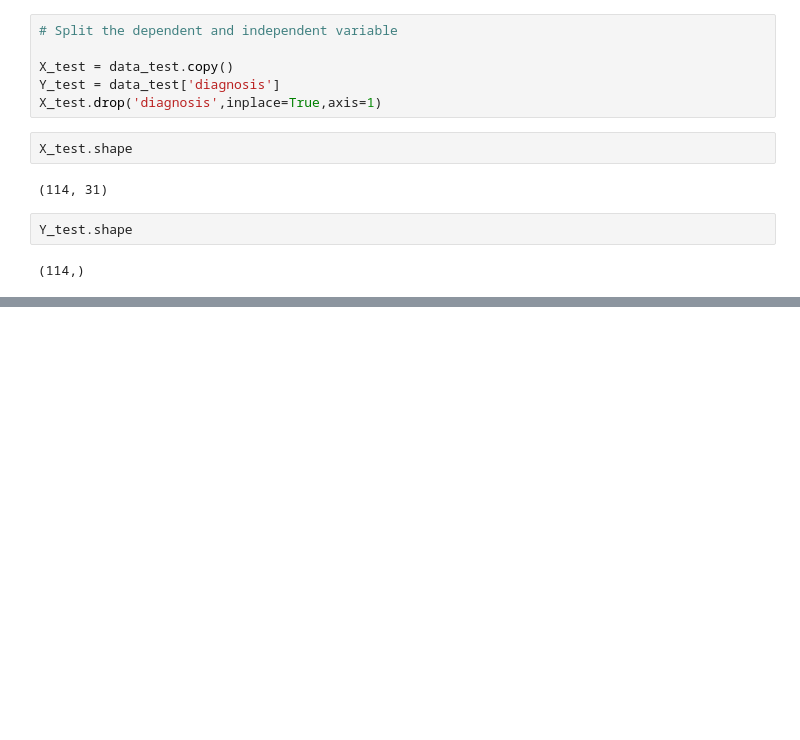
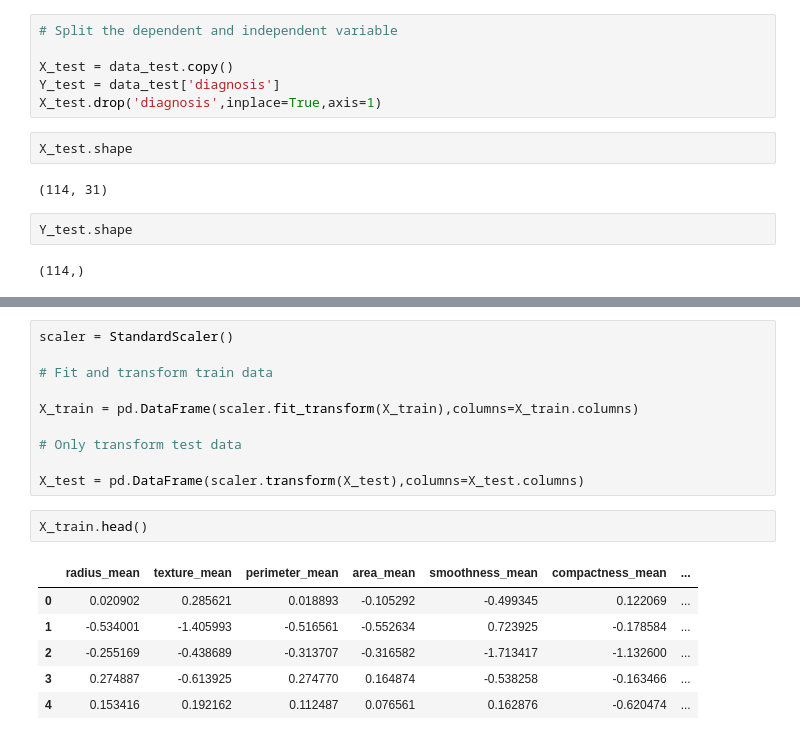
Before and after one commit to pradeeppvj8/GDA-on-breast-cancer-dataset, a Jupyter notebook: GDA on breast cancer dataset.ipynb, the cells around one changed output, grey strips where cells are left out. Cells and saved outputs as stored; diff of their text form; blank space fills up the shorter version.

```diff
--- a/GDA on breast cancer dataset.ipynb
+++ b/GDA on breast cancer dataset.ipynb
@@ -623,0 +668,19 @@ Y_test.shape
+# %%
+scaler = StandardScaler()
+
+# Fit and transform train data
+
+X_train = pd.DataFrame(scaler.fit_transform(X_train),columns=X_train.columns)
+
+# Only transform test data
+
+X_test = pd.DataFrame(scaler.transform(X_test),columns=X_test.columns)
+# %%
+X_train.head()
+# %% [output]
+|  | radius_mean | texture_mean | perimeter_mean | area_mean | smoothness_mean | compactness_mean | ... |
+| 0 | 0.020902 | 0.285621 | 0.018893 | -0.105292 | -0.499345 | 0.122069 | ... |
+| 1 | -0.534001 | -1.405993 | -0.516561 | -0.552634 | 0.723925 | -0.178584 | ... |
+| 2 | -0.255169 | -0.438689 | -0.313707 | -0.316582 | -1.713417 | -1.132600 | ... |
+| 3 | 0.274887 | -0.613925 | 0.274770 | 0.164874 | -0.538258 | -0.163466 | ... |
+| 4 | 0.153416 | 0.192162 | 0.112487 | 0.076561 | 0.162876 | -0.620474 | ... |
```
Also changed, not shown: parts of 7 cells of this notebook.
